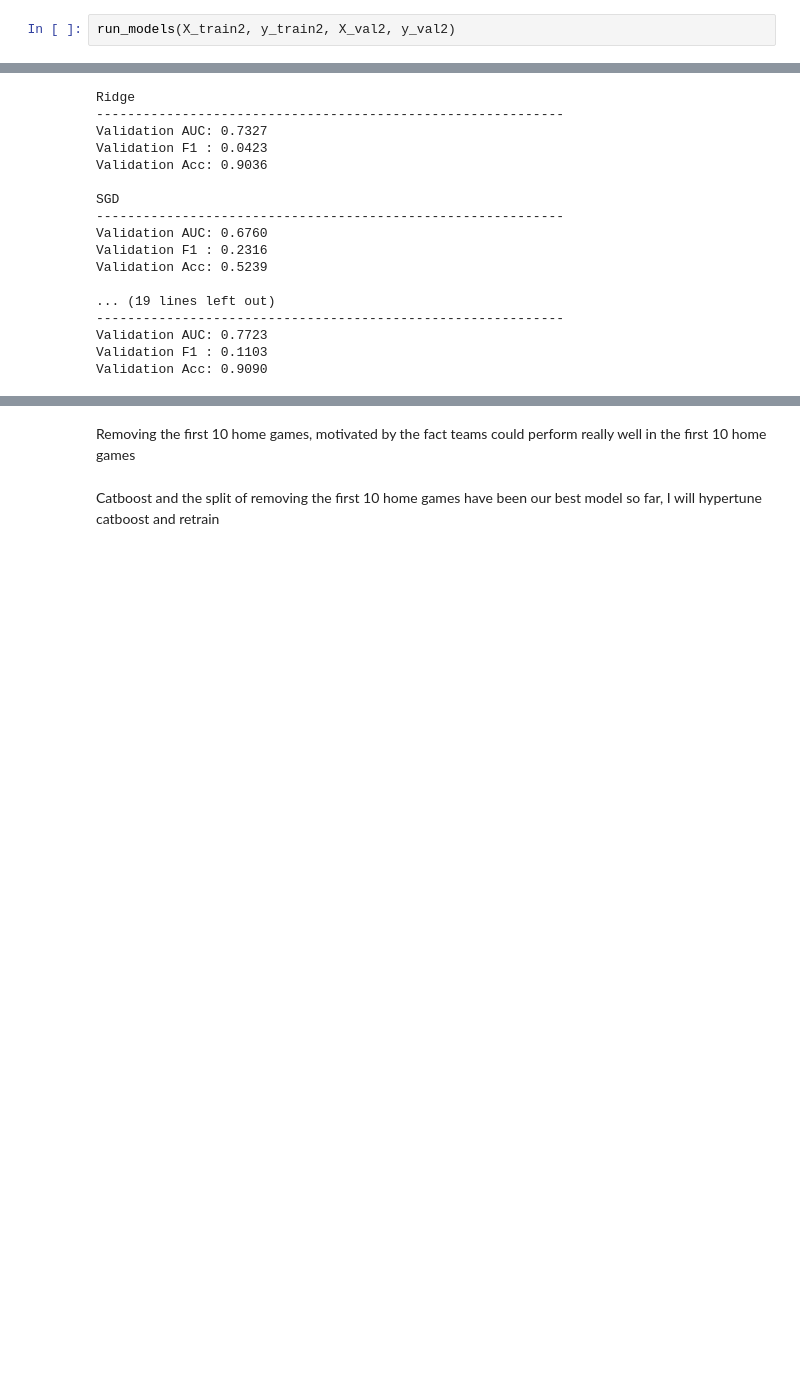
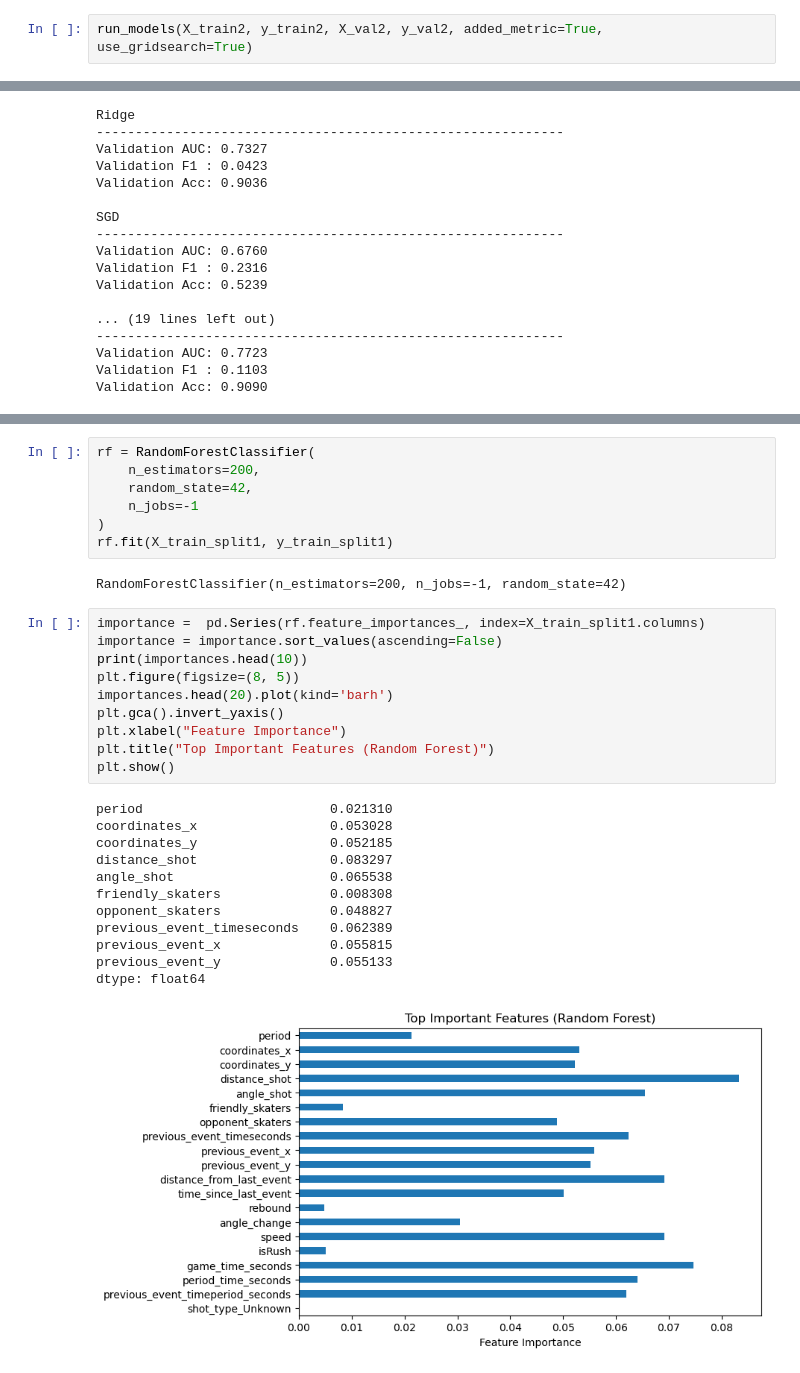
Before and after one commit to d1amondb0t/ift-6758-m1, a Jupyter notebook: notebooks/give_it_your_best_shot.ipynb, the cells around one changed output, grey strips where cells are left out. Drawn from its saved outputs; the diff is of its cells as text; blank space fills up the shorter version.

```diff
--- a/notebooks/give_it_your_best_shot.ipynb
+++ b/notebooks/give_it_your_best_shot.ipynb
@@ -178,6 +199,6 @@ def plot_reliability_curve(y_true, y_pred, model_name="Model", n_bins=20, figsiz
 # %% [markdown]
 <h1> Testing with several models </h1>
 # %%
-run_models(X_train2, y_train2, X_val2, y_val2)
+run_models(X_train2, y_train2, X_val2, y_val2, added_metric=True, use_gridsearch=True)
 # %% [output]
 Ridge
@@ -394,4 +450,32 @@ UnboundLocalError: cannot access local variable 'briar_score' where it is not as
-# %% [markdown]
-<p> Removing the first 10 home games, motivated by the fact teams could perform really well in the first 10 home games</p>
-# %% [markdown]
-Catboost and the split of removing the first 10 home games have been our best model so far, I will hypertune catboost and retrain
+# %%
+rf = RandomForestClassifier(
+    n_estimators=200,
+    random_state=42,
+    n_jobs=-1
+)
+rf.fit(X_train_split1, y_train_split1)
+# %% [output]
+RandomForestClassifier(n_estimators=200, n_jobs=-1, random_state=42)
+# %%
+importance =  pd.Series(rf.feature_importances_, index=X_train_split1.columns)
+importance = importance.sort_values(ascending=False)
+print(importances.head(10))
+plt.figure(figsize=(8, 5))
+importances.head(20).plot(kind='barh')
+plt.gca().invert_yaxis()
+plt.xlabel("Feature Importance")
+plt.title("Top Important Features (Random Forest)")
+plt.show()
+# %% [output]
+period                        0.021310
+coordinates_x                 0.053028
+coordinates_y                 0.052185
+distance_shot                 0.083297
+angle_shot                    0.065538
+friendly_skaters              0.008308
+opponent_skaters              0.048827
+previous_event_timeseconds    0.062389
+previous_event_x              0.055815
+previous_event_y              0.055133
+dtype: float64
+[figure, added]
```
Also changed, not shown: parts of 6 cells of this notebook.
